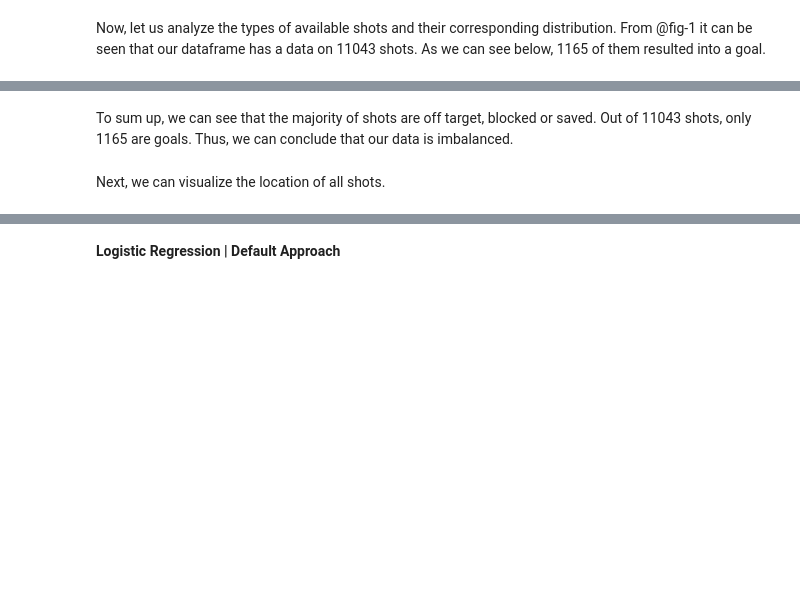
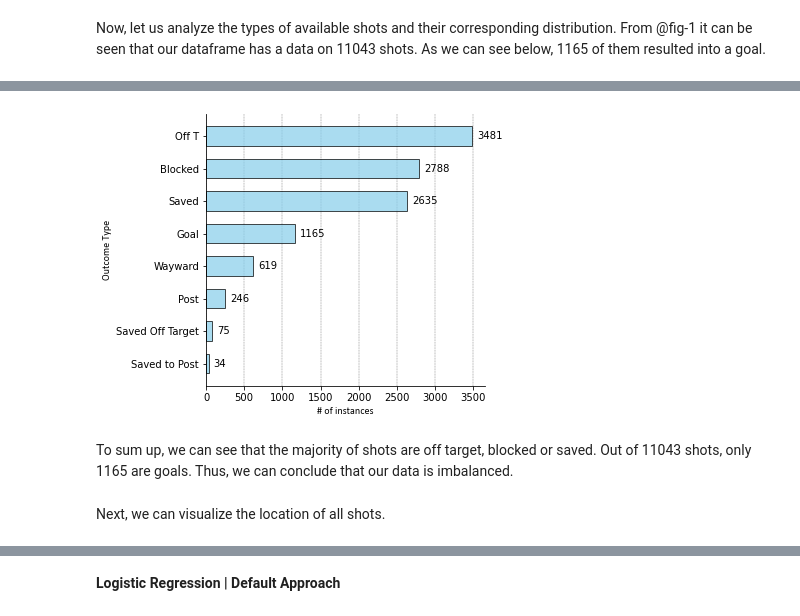
Before and after one commit to faridmusayev/Expected_Goals_Model, a Jupyter notebook: statsbomb/building_model.ipynb, the cells around one changed output, grey strips where cells are left out. Drawn from its saved outputs; the diff is of its cells as text; code cells hidden in the pictures; blank space fills up the shorter version.

```diff
--- a/statsbomb/building_model.ipynb
+++ b/statsbomb/building_model.ipynb
@@ -69,54 +70,30 @@ Now, let us analyze the types of available shots and their corresponding distrib
 # %%
 #| label: fig-1
 #| fig-cap: "Distribution of shot outcomes across female soccer competitions."
-
 
 shot_types = pd.DataFrame(shots.loc[:, 'outcome_type'].value_counts()).reset_index()
 shot_types.columns = ['outcome_type', 'n']
 shot_types = shot_types.sort_values(by = 'n', ascending = True)
 
-# For LinearSegmented use (no 'colors' attribute):
-colors = cm.get_cmap('GnBu', 10)
-
+# Canvas
 fig, ax = plt.subplots(figsize = (5, 5))
 
-#ax.grid(visible = False)
+# grid specs
 ax.grid(color = 'black', ls = '-.', lw = 0.25, axis = "x")
-p1 = ax.barh(shot_types["outcome_type"], shot_types["n"], height = 0.6, label = 'n',
+
+# Main plot
+pl = ax.barh(shot_types["outcome_type"], shot_types["n"], height = 0.6, label = 'n',
        color = 'skyblue', edgecolor = "black", zorder = 2, alpha = 0.7)
 
-ax.bar_label(p1, padding = 5, label_type='edge')
+# Barplot labels
+ax.bar_label(pl, padding = 5, label_type='edge')
 
-
-font = {'family': 'monospace',
-        'weight': 'normal',
-        'size': 12,
-        }
-
-font2 = {'family': 'monospace',
-        'weight': 'normal',
-        'size': 10,
-        }
-
-ax.set_ylabel("Outcome Type", fontdict = font2)
-ax.set_xlabel("# of instances", fontdict = font2)
+# Labels and titles
+ax.set_ylabel("Outcome Type", fontsize = 10)
+ax.set_xlabel("# of instances", fontsize = 10)
 ax.tick_params(axis = 'both', which = 'major', labelsize = 10)
 ax.set_title("", loc = "left", pad = 1, fontdict = font)
 ax.spines[['top', 'right']].set_visible(False)
 
-
-font3 = {'family': 'monospace',
-        'weight': 'bold',
-        'size': 14
-        }
-
-font4 = {'family': 'monospace',
-        'style': 'italic',
-        'size': 8,
-        }
-
-#fig.suptitle('xT per 90 for Ligue 1 Players | 2017/2018 Season', x = 0.1, y = 0.133, fontproperties = font3)
-
-
 plt.show()
 # %% [output]
@@ -124,7 +100,8 @@ plt.show()
+[figure, added]
 # %% [markdown]
 To sum up, we can see that the majority of shots are off target, blocked or saved. Out of 11043 shots, only 1165 are goals. Thus, we can conclude that our data is imbalanced.
-# %% [markdown]
-Next, we can visualize the location of all shots.
+# %% [markdown]
+Next, we can visualize the location of all shots.
 # %%
 #| label: fig-2
 #| fig-cap: "Distribution of shots according to their coordinates."
```
Also changed, not shown: parts of 61 cells of this notebook, 1 other file.
